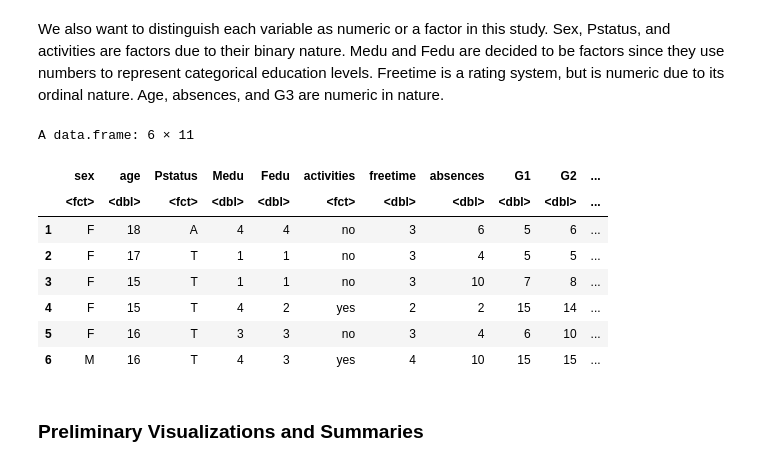
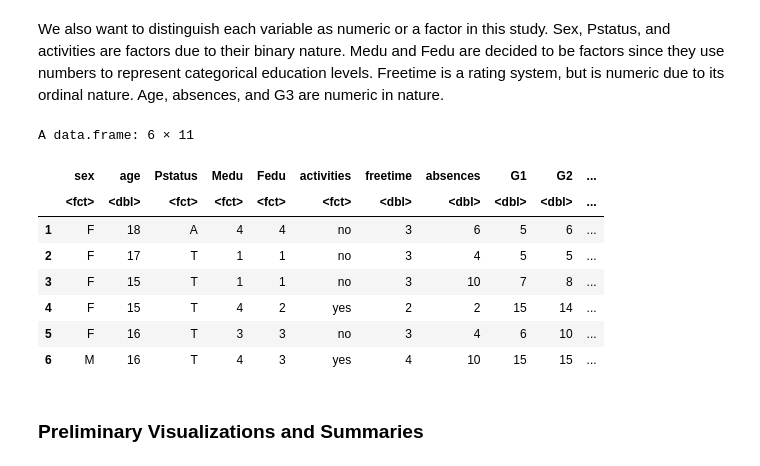
Before and after one commit to pinklily1202/S306-ResearchProject, a Jupyter notebook: Project.ipynb, the cells around one changed output. Cells and saved outputs as stored; diff of their text form; code cells hidden in the pictures.

```diff
--- a/Project.ipynb
+++ b/Project.ipynb
@@ -105,21 +105,21 @@ We also want to distinguish each variable as numeric or a factor in this study.
 # %%
 studentData <- studentData %>%
     mutate(sex = as.factor(sex),
            age = as.numeric(age),
            Pstatus = as.factor(Pstatus),
-           Medu = as.numeric(Medu),
-           Fedu = as.numeric(Fedu),
+           Medu = as.factor(Medu),
+           Fedu = as.factor(Fedu),
            activities = as.factor(activities),
            freetime = as.numeric(freetime),
            absences = as.numeric(absences),
            G1 = as.numeric(G1),
            G2 = as.numeric(G2),
            G3 = as.numeric(G3))
 head(studentData)
 # %% [output]
 A data.frame: 6 × 11
 |  | sex | age | Pstatus | Medu | Fedu | activities | freetime | absences | G1 | G2 | ... |
-|  | <fct> | <dbl> | <fct> | <dbl> | <dbl> | <fct> | <dbl> | <dbl> | <dbl> | <dbl> | ... |
+|  | <fct> | <dbl> | <fct> | <fct> | <fct> | <fct> | <dbl> | <dbl> | <dbl> | <dbl> | ... |
 | 1 | F | 18 | A | 4 | 4 | no | 3 | 6 | 5 | 6 | ... |
 | 2 | F | 17 | T | 1 | 1 | no | 3 | 4 | 5 | 5 | ... |
 | 3 | F | 15 | T | 1 | 1 | no | 3 | 10 | 7 | 8 | ... |
```
Also changed, not shown: parts of 9 cells of this notebook.
